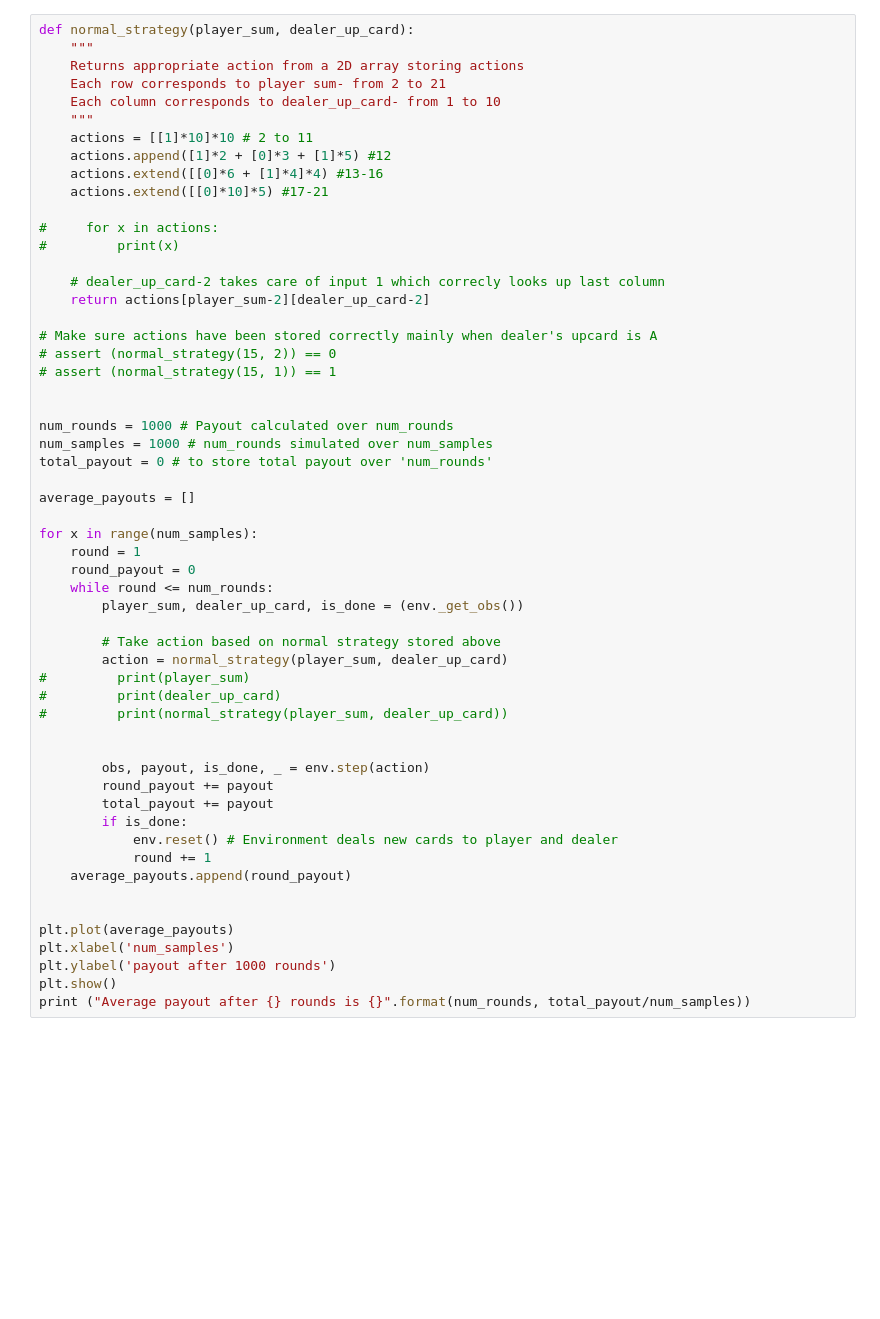
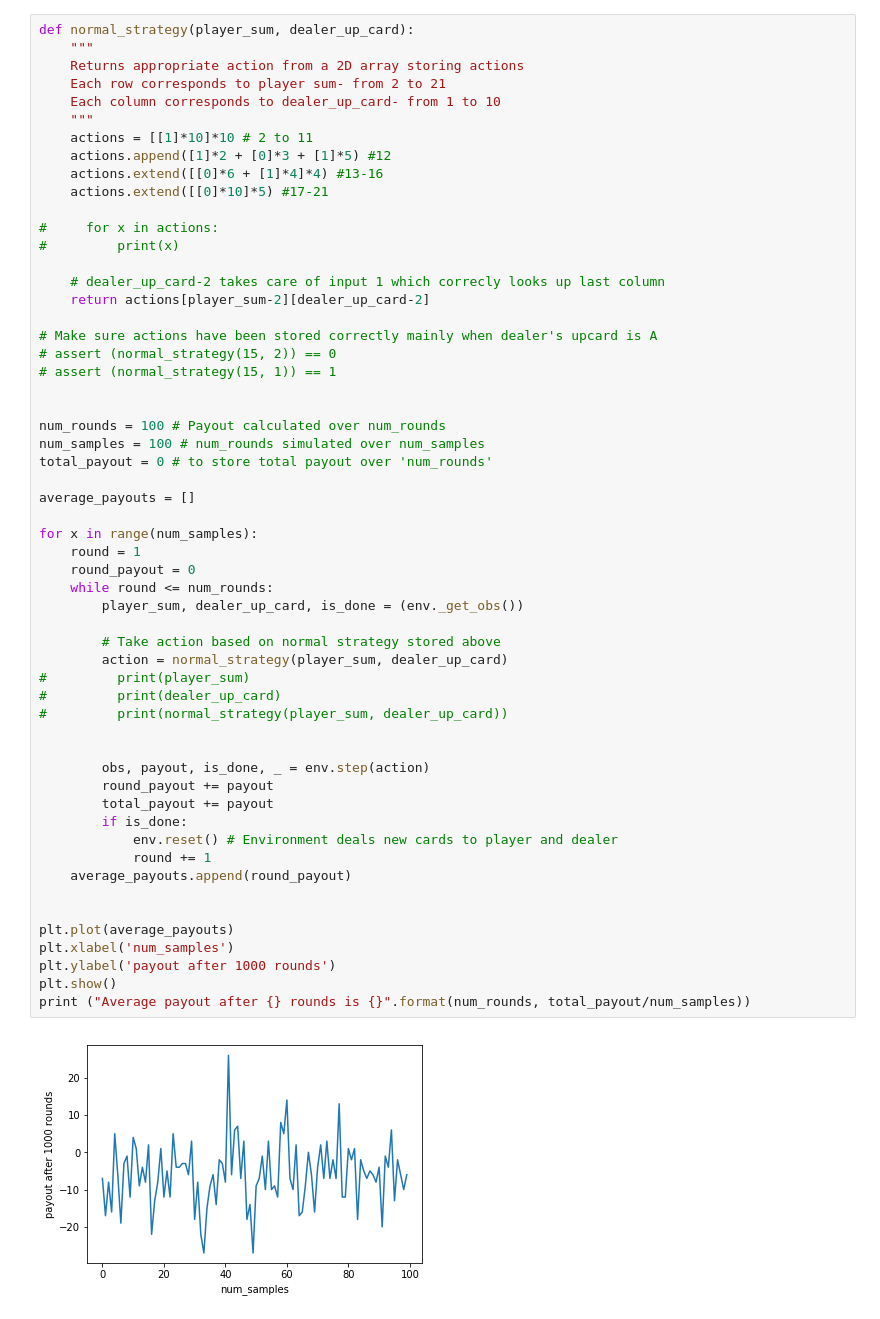
Before and after one commit to ml874/Blackjack--Reinforcement-Learning, a Jupyter notebook: Blackjack- DQN (Only Hit or Stand).ipynb, the cells around one changed output. Saved outputs shown, nothing was run; the diff lists cells and outputs as text; blank space fills up the shorter version.

```diff
--- a/Blackjack- DQN (Only Hit or Stand).ipynb
+++ b/Blackjack- DQN (Only Hit or Stand).ipynb
@@ -62,37 +62,38 @@ def normal_strategy(player_sum, dealer_up_card):
 # assert (normal_strategy(15, 1)) == 1
 
 
-num_rounds = 1000 # Payout calculated over num_rounds
-num_samples = 1000 # num_rounds simulated over num_samples
+num_rounds = 100 # Payout calculated over num_rounds
+num_samples = 100 # num_rounds simulated over num_samples
 total_payout = 0 # to store total payout over 'num_rounds'
 
 average_payouts = []
 
 for x in range(num_samples):
     round = 1
     round_payout = 0
     while round <= num_rounds:
         player_sum, dealer_up_card, is_done = (env._get_obs())
 
         # Take action based on normal strategy stored above
         action = normal_strategy(player_sum, dealer_up_card)
 #         print(player_sum)
 #         print(dealer_up_card)
 #         print(normal_strategy(player_sum, dealer_up_card))
 
 
         obs, payout, is_done, _ = env.step(action)
         round_payout += payout
         total_payout += payout
         if is_done:
             env.reset() # Environment deals new cards to player and dealer
             round += 1
     average_payouts.append(round_payout)
 
 
 plt.plot(average_payouts)
 plt.xlabel('num_samples')
 plt.ylabel('payout after 1000 rounds')
 plt.show()
 print ("Average payout after {} rounds is {}".format(num_rounds, total_payout/num_samples))
 # %% [output]
+[figure, added]
```
Also changed, not shown: parts of 4 cells of this notebook, 1 other file.
